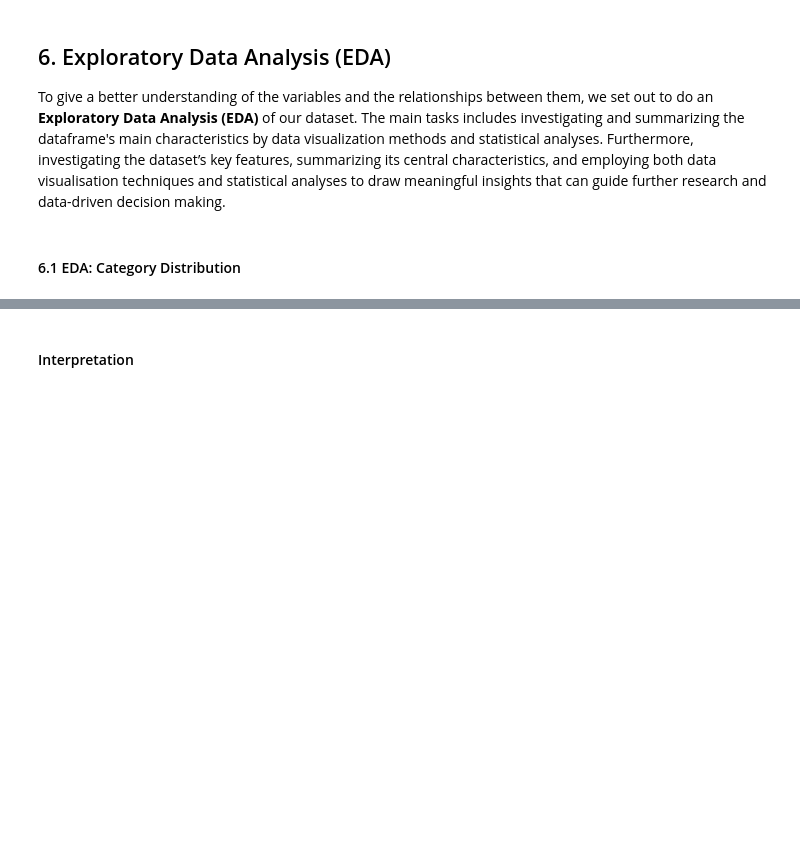
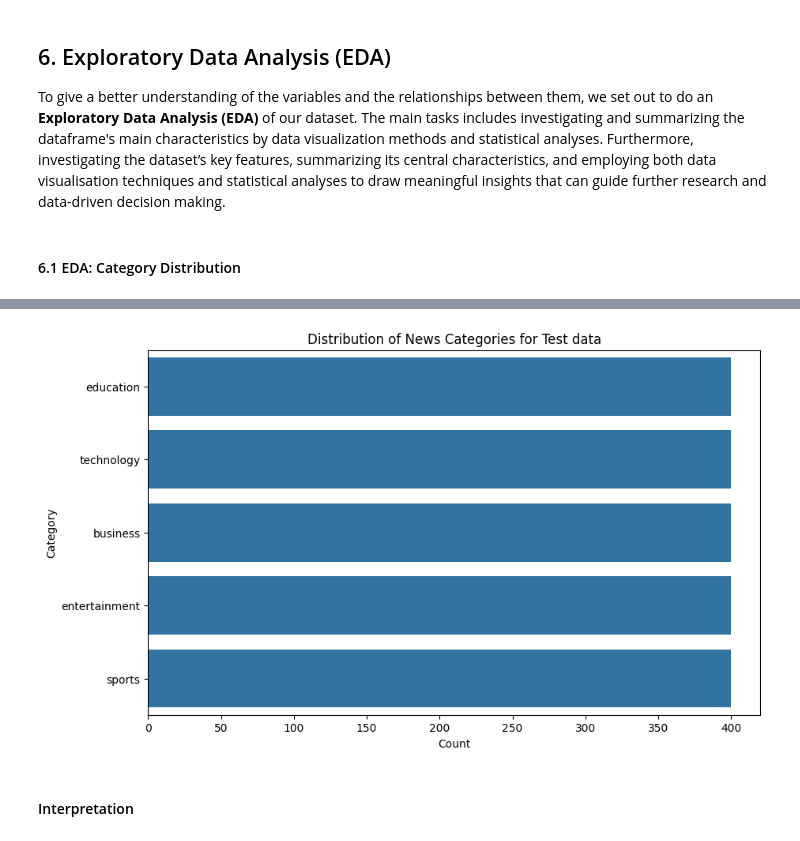
Before and after one commit to justin9503/2401FTDS_Classification_Project_Team_MM2, a Jupyter notebook: Classification_Project_Team_MM2.ipynb, the cells around one changed output, grey strips where cells are left out. Saved outputs shown, nothing was run; the diff lists cells and outputs as text; code cells hidden in the pictures; blank space fills up the shorter version.

```diff
--- a/Classification_Project_Team_MM2.ipynb
+++ b/Classification_Project_Team_MM2.ipynb
@@ -269,3 +223,13 @@ plt.show()
+# %%
+# Plot the distribution of the category column
+plt.figure(figsize=(10, 6))
+sns.countplot(y='category', data=test_data, order=train_data['category'].value_counts().index)
+plt.title('Distribution of News Categories for Test data')
+plt.xlabel('Count')
+plt.ylabel('Category')
+plt.show()
+# %% [output]
+[figure, added]
 # %% [markdown]
 #### Interpretation
 # %% [markdown]
```
Also changed, not shown: parts of 68 cells of this notebook.
